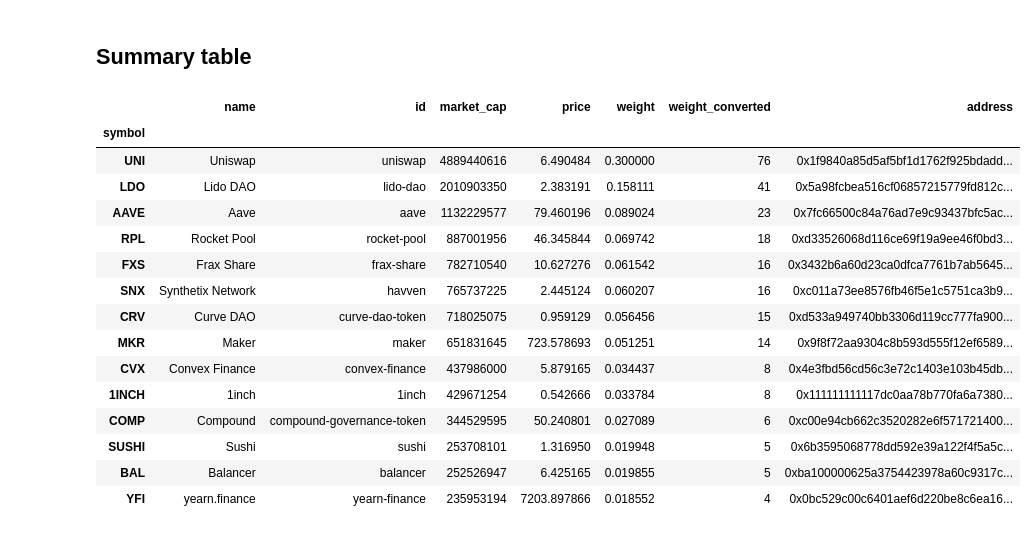
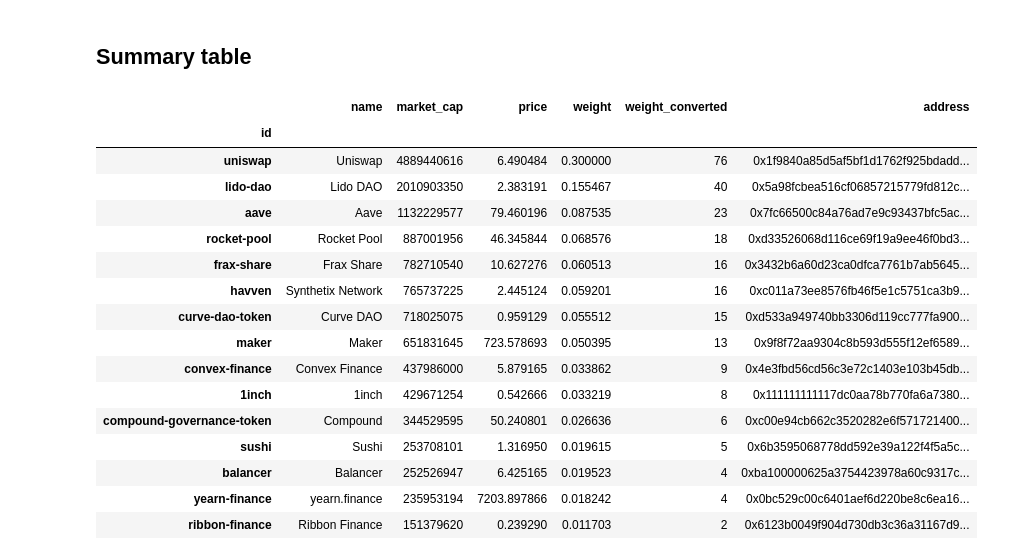
Before and after one commit to Phuture-Finance/rebalancing-data, a Jupyter notebook: PDI/pdi_March_2023.ipynb, the cells around one changed output. Drawn from its saved outputs; the diff is of its cells as text; code cells hidden in the pictures.

```diff
--- a/PDI/pdi_March_2023.ipynb
+++ b/PDI/pdi_March_2023.ipynb
@@ -171,33 +172,30 @@ exclude_list = []
 
 prices_data = pd.DataFrame()
 marketcaps = pd.DataFrame()
-for index, data in sp_passed[['id', 'symbol']].iterrows():
-    id_ = data['id']
-    symbol = data['symbol'].upper()
-    data = cg.get_coin_market_chart_by_id(id_, vs_currency='USD', days='max')
-
-    df_prices = pd.DataFrame(data['prices'], columns=['date', symbol])
-    df_prices = df_prices[df_prices[symbol] > 0]
+for id, data in sp_passed.iterrows():
+    data = cg.get_coin_market_chart_by_id(id, vs_currency='USD', days='max')
+    df_prices = pd.DataFrame(data['prices'], columns=['date', id])
+    df_prices = df_prices[df_prices[id] > 0]
     df_prices['date'] = pd.to_datetime(df_prices['date'], unit='ms').dt.date
     df_prices['date'] = pd.to_datetime(df_prices['date'])
     df_prices = df_prices.set_index('date', drop=True)
     df_prices = df_prices.loc[~df_prices.index.duplicated(keep='first')]
 
     if len(df_prices) < liveness_threshold:
-        print(f'Excluding {symbol}, prices data available only for {len(df_prices)} < {liveness_threshold} days')
-        exclude_list.append(symbol)
+        print(f'Excluding {id}, prices data available only for {len(df_prices)} < {liveness_threshold} days')
+        exclude_list.append(id)
         continue
     prices_data = pd.concat([prices_data, df_prices], axis=1)
 
-    df_mcaps = pd.DataFrame(data['market_caps'], columns=['date', symbol])
-    df_mcaps = df_mcaps[df_mcaps[symbol] > 0]
+    df_mcaps = pd.DataFrame(data['market_caps'], columns=['date', id])
+    df_mcaps = df_mcaps[df_mcaps[id] > 0]
     df_mcaps['date'] = pd.to_datetime(df_mcaps['date'], unit='ms').dt.date
     df_mcaps['date'] = pd.to_datetime(df_mcaps['date'])
     df_mcaps = df_mcaps.set_index('date', drop=True)
     df_mcaps = df_mcaps.loc[~df_mcaps.index.duplicated(keep='first')]
 
     if len(df_mcaps) < liveness_threshold:
-        print(f'Note: {symbol}, marketcap data available only for {len(df_mcaps)} < {liveness_threshold} days')
+        print(f'Note: {id}, marketcap data available only for {len(df_mcaps)} < {liveness_threshold} days')
         ## continue
     df_mcaps = df_mcaps.reindex(df_prices.index)
     marketcaps = pd.concat([marketcaps, df_mcaps], axis=1)
@@ -298,10 +313,11 @@ url_0x = "https://api.0x.org/swap/v1/quote"
 # %%
 decimals = 18
 slippages = []
-for symb, data in passed_q_and_non_q_checks.iterrows():
+for id, data in passed_q_and_non_q_checks.iterrows():
+    symbol = data['symbol'].upper()
     try:
         query = {
-            'buyToken': tokens[symb]['address'],
+            'buyToken': tokens[symbol]['address'],
             'sellToken': 'ETH',
             'sellAmount': int(trade_value_tiny / float(cg_tokens_data[cg_tokens_data['symbol'] == 'eth']['current_price']) * 10 ** decimals),
             'enableSlippageProtection':'true'
@@ -319,12 +335,12 @@ for symb, data in passed_q_and_non_q_checks.iterrows():
 
         slippage = del_price / spot_price - 1
         slippages.append({
-            'symb': symb,
+            'id': id,
             'spot_price': spot_price,
             'delivery_price': del_price,
             'slippage': slippage
         })
     except KeyError:
-        print(symb)
+        print(id)
         continue
 # %% [output]
@@ -370,7 +384,7 @@ def check_avg_liquidity(date_delta):
 
 avg_liq_dataframe ,include_list = check_avg_liquidity(liquidity_consistency)
 # %%
-liquidity_check = sp_passed.query('index in @include_list')
+liquidity_check = passed_q_and_non_q_checks.query('index in @include_list')
 qualified_assets = liquidity_check.query('index not in @exclude_list')
 qualified_assets
 # %% [output]
@@ -435,7 +448,7 @@ Please take note of the following under funded twap pools: []
 # %%
-chosen_tokens_symbols = list(chosen_tokens.index)
-prices_data = prices_data[chosen_tokens_symbols]
-marketcaps = marketcaps[chosen_tokens_symbols]
+chosen_tokens_ids = list(chosen_tokens.index)
+prices_data = prices_data[chosen_tokens_ids]
+marketcaps = marketcaps[chosen_tokens_ids]
 # %%
 without_nan_index = (marketcaps.isnull().sum(axis=1) == 0) & (prices_data.isnull().sum(axis=1) == 0)
 marketcaps = marketcaps[without_nan_index]
@@ -575,33 +572,33 @@ converted_last_weights = convert_weights(last_weights)
 # %%
 pdi = pd.DataFrame()
 pdi.index = chosen_tokens.index
 pdi['name'] = chosen_tokens['name']
-pdi['id'] = chosen_tokens['id']
 pdi['market_cap'] = marketcaps.iloc[-1].astype(int)
 pdi['price'] = prices_data.iloc[-1]
 pdi['weight'] = last_weights
 pdi['weight_converted'] = converted_last_weights
-pdi['address'] = [top_defi_tokens[symb]['address'] for symb in pdi.index]
+pdi['address'] = [top_defi_tokens[symb.upper()]['address'] for symb in chosen_tokens['symbol']]
 
 pdi = pdi[pdi['weight'] > 0]
 pdi = pdi.sort_values("market_cap",ascending=False)
 pdi
 # %% [output]
-|  | name | id | market_cap | price | weight | weight_converted | address |
-| symbol |  |  |  |  |  |  |  |
-| UNI | Uniswap | uniswap | 4889440616 | 6.490484 | 0.300000 | 76 | 0x1f9840a85d5af5bf1d1762f925bdadd... |
-| LDO | Lido DAO | lido-dao | 2010903350 | 2.383191 | 0.158111 | 41 | 0x5a98fcbea516cf06857215779fd812c... |
-| AAVE | Aave | aave | 1132229577 | 79.460196 | 0.089024 | 23 | 0x7fc66500c84a76ad7e9c93437bfc5ac... |
-| RPL | Rocket Pool | rocket-pool | 887001956 | 46.345844 | 0.069742 | 18 | 0xd33526068d116ce69f19a9ee46f0bd3... |
-| FXS | Frax Share | frax-share | 782710540 | 10.627276 | 0.061542 | 16 | 0x3432b6a60d23ca0dfca7761b7ab5645... |
-| SNX | Synthetix Network | havven | 765737225 | 2.445124 | 0.060207 | 16 | 0xc011a73ee8576fb46f5e1c5751ca3b9... |
-| CRV | Curve DAO | curve-dao-token | 718025075 | 0.959129 | 0.056456 | 15 | 0xd533a949740bb3306d119cc777fa900... |
-| MKR | Maker | maker | 651831645 | 723.578693 | 0.051251 | 14 | 0x9f8f72aa9304c8b593d555f12ef6589... |
-| CVX | Convex Finance | convex-finance | 437986000 | 5.879165 | 0.034437 | 8 | 0x4e3fbd56cd56c3e72c1403e103b45db... |
-| 1INCH | 1inch | 1inch | 429671254 | 0.542666 | 0.033784 | 8 | 0x111111111117dc0aa78b770fa6a7380... |
-| COMP | Compound | compound-governance-token | 344529595 | 50.240801 | 0.027089 | 6 | 0xc00e94cb662c3520282e6f571721400... |
-| SUSHI | Sushi | sushi | 253708101 | 1.316950 | 0.019948 | 5 | 0x6b3595068778dd592e39a122f4f5a5c... |
-| BAL | Balancer | balancer | 252526947 | 6.425165 | 0.019855 | 5 | 0xba100000625a3754423978a60c9317c... |
-| YFI | yearn.finance | yearn-finance | 235953194 | 7203.897866 | 0.018552 | 4 | 0x0bc529c00c6401aef6d220be8c6ea16... |
+|  | name | market_cap | price | weight | weight_converted | address |
+| id |  |  |  |  |  |  |
+| uniswap | Uniswap | 4889440616 | 6.490484 | 0.300000 | 76 | 0x1f9840a85d5af5bf1d1762f925bdadd... |
+| lido-dao | Lido DAO | 2010903350 | 2.383191 | 0.155467 | 40 | 0x5a98fcbea516cf06857215779fd812c... |
+| aave | Aave | 1132229577 | 79.460196 | 0.087535 | 23 | 0x7fc66500c84a76ad7e9c93437bfc5ac... |
+| rocket-pool | Rocket Pool | 887001956 | 46.345844 | 0.068576 | 18 | 0xd33526068d116ce69f19a9ee46f0bd3... |
+| frax-share | Frax Share | 782710540 | 10.627276 | 0.060513 | 16 | 0x3432b6a60d23ca0dfca7761b7ab5645... |
+| havven | Synthetix Network | 765737225 | 2.445124 | 0.059201 | 16 | 0xc011a73ee8576fb46f5e1c5751ca3b9... |
+| curve-dao-token | Curve DAO | 718025075 | 0.959129 | 0.055512 | 15 | 0xd533a949740bb3306d119cc777fa900... |
+| maker | Maker | 651831645 | 723.578693 | 0.050395 | 13 | 0x9f8f72aa9304c8b593d555f12ef6589... |
+| convex-finance | Convex Finance | 437986000 | 5.879165 | 0.033862 | 9 | 0x4e3fbd56cd56c3e72c1403e103b45db... |
+| 1inch | 1inch | 429671254 | 0.542666 | 0.033219 | 8 | 0x111111111117dc0aa78b770fa6a7380... |
+| compound-governance-token | Compound | 344529595 | 50.240801 | 0.026636 | 6 | 0xc00e94cb662c3520282e6f571721400... |
+| sushi | Sushi | 253708101 | 1.316950 | 0.019615 | 5 | 0x6b3595068778dd592e39a122f4f5a5c... |
+| balancer | Balancer | 252526947 | 6.425165 | 0.019523 | 4 | 0xba100000625a3754423978a60c9317c... |
+| yearn-finance | yearn.finance | 235953194 | 7203.897866 | 0.018242 | 4 | 0x0bc529c00c6401aef6d220be8c6ea16... |
+| ribbon-finance | Ribbon Finance | 151379620 | 0.239290 | 0.011703 | 2 | 0x6123b0049f904d730db3c36a31167d9... |
 # %%
 # Add assets and weights to database
```
Also changed, not shown: parts of 16 cells of this notebook, 2 other files.
